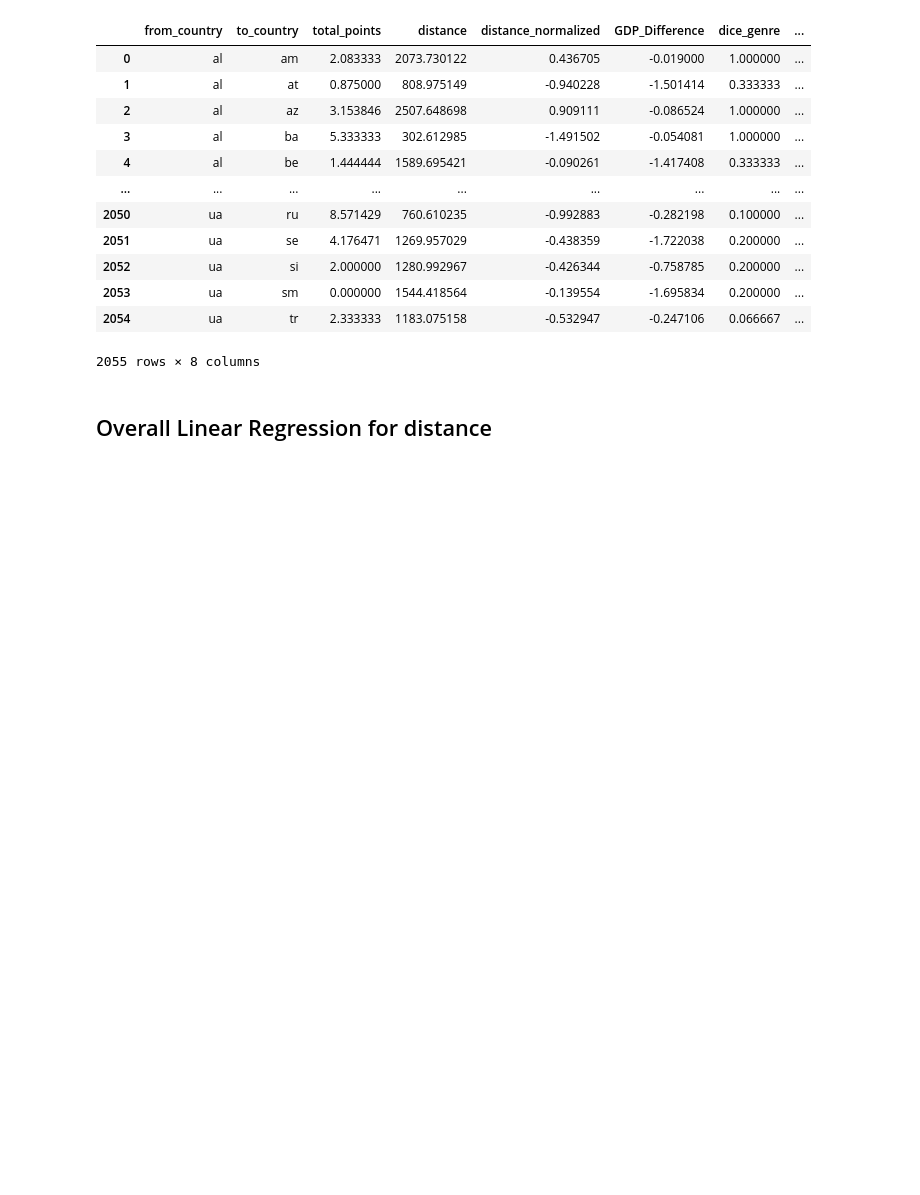
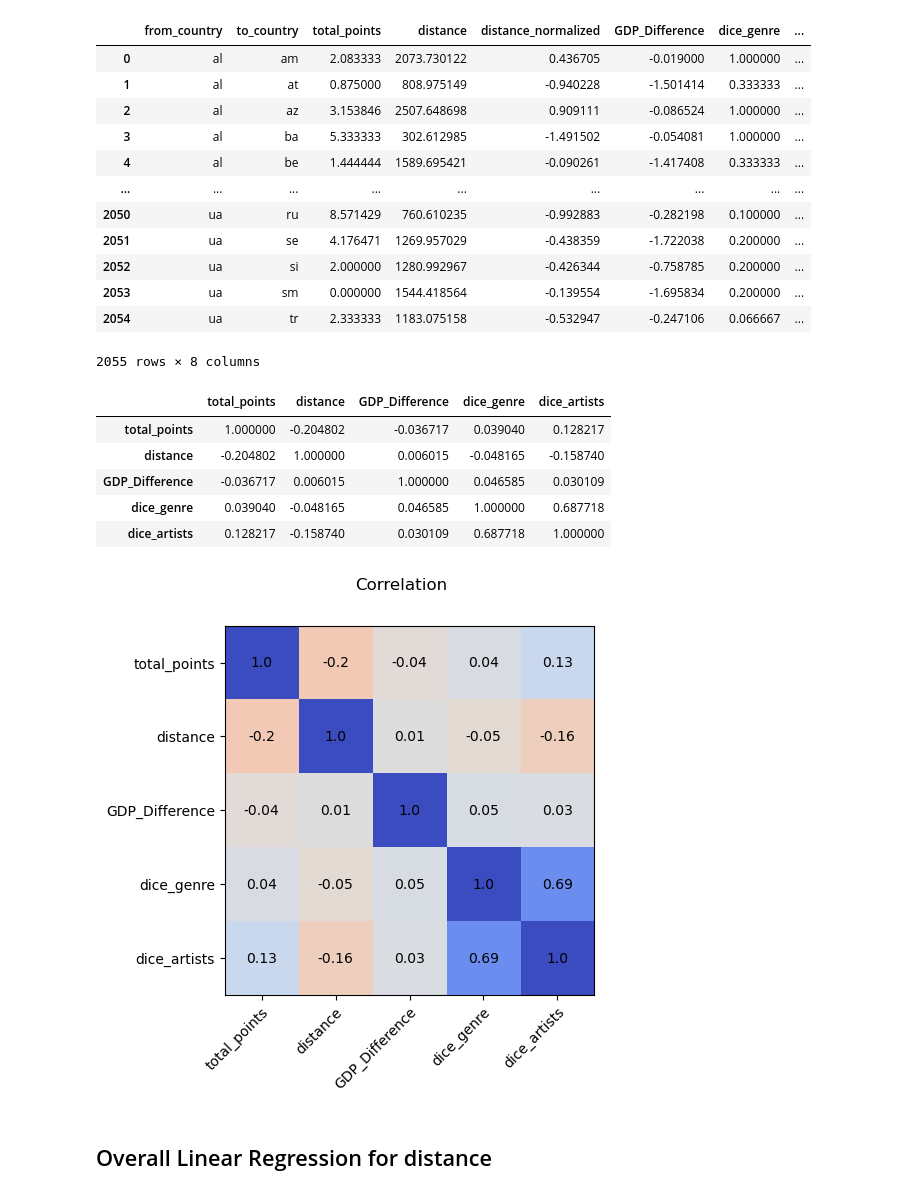
Before and after one commit to kluedemann/eurovision-voting-analysis, a Jupyter notebook: src/linear_regression.ipynb, the cells around one changed output. Saved outputs shown, nothing was run; the diff lists cells and outputs as text; code cells hidden in the pictures; blank space fills up the shorter version.

Commit message:
Added correlation plot

```diff
--- a/src/linear_regression.ipynb
+++ b/src/linear_regression.ipynb
@@ -70,6 +70,33 @@ aggregated_data
 | 2053 | ua | sm | 0.000000 | 1544.418564 | -0.139554 | -1.695834 | 0.200000 | ... |
 | 2054 | ua | tr | 2.333333 | 1183.075158 | -0.532947 | -0.247106 | 0.066667 | ... |
 2055 rows × 8 columns
+# %%
+corr = aggregated_data.drop(["to_country", "from_country", "distance_normalized"], axis=1).corr()
+
+fig, ax = plt.subplots()
+im = ax.imshow(corr, cmap="coolwarm_r", vmin=-1, vmax=1)
+# ax.figure.colorbar(im, ax=ax)
+ax.set_xticks(range(corr.shape[0]), labels=corr.columns,
+              rotation=45, ha="right", rotation_mode="anchor")
+ax.set_yticks(range(corr.shape[1]), labels=corr.columns)
+corr_np = np.round(corr.to_numpy(), 2)
+for i, row in enumerate(corr_np):
+    for j, val in enumerate(row):
+        text = ax.text(j, i, val,
+                       ha="center", va="center", color="black")
+# ax.tick_params(top=True, bottom=False,
+#                    labeltop=True, labelbottom=False)
+fig.suptitle("Correlation")
+plt.savefig("../plots/data/correlation.png")
+corr
+# %% [output]
+|  | total_points | distance | GDP_Difference | dice_genre | dice_artists |
+| total_points | 1.000000 | -0.204802 | -0.036717 | 0.039040 | 0.128217 |
+| distance | -0.204802 | 1.000000 | 0.006015 | -0.048165 | -0.158740 |
+| GDP_Difference | -0.036717 | 0.006015 | 1.000000 | 0.046585 | 0.030109 |
+| dice_genre | 0.039040 | -0.048165 | 0.046585 | 1.000000 | 0.687718 |
+| dice_artists | 0.128217 | -0.158740 | 0.030109 | 0.687718 | 1.000000 |
+[figure, added]
 # %% [markdown]
 ## Overall Linear Regression for distance
 # %% [markdown]
```
Also changed, not shown: 1 other file.
